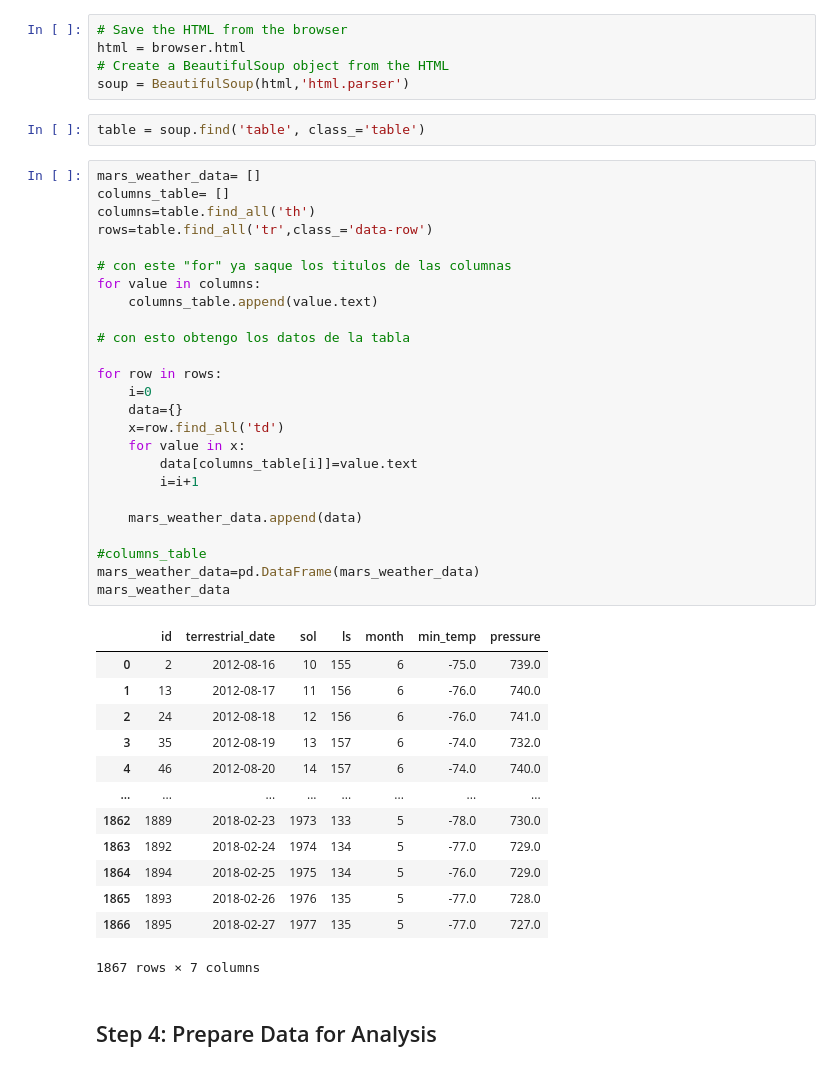
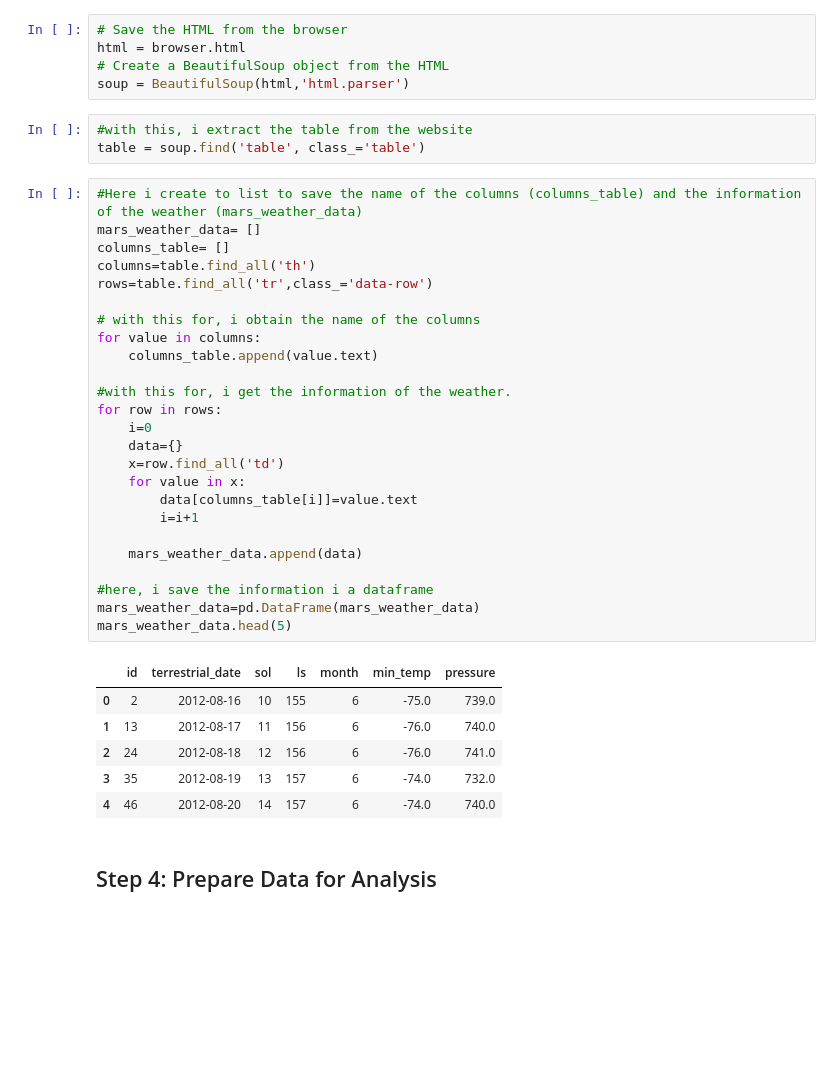
Before and after one commit to SebastianTagle/data_collection_challenge, a Jupyter notebook: part_2_mars_weather.ipynb, the cells around one changed output. Cells and saved outputs as stored; diff of their text form; blank space fills up the shorter version.

```diff
--- a/part_2_mars_weather.ipynb
+++ b/part_2_mars_weather.ipynb
@@ -25,46 +26,40 @@ html = browser.html
 # Create a BeautifulSoup object from the HTML
 soup = BeautifulSoup(html,'html.parser')
 # %%
+#with this, i extract the table from the website
 table = soup.find('table', class_='table')
 # %%
+#Here i create to list to save the name of the columns (columns_table) and the information of the weather (mars_weather_data)
 mars_weather_data= []
 columns_table= []
 columns=table.find_all('th')
 rows=table.find_all('tr',class_='data-row')
 
-# con este "for" ya saque los titulos de las columnas
+# with this for, i obtain the name of the columns
 for value in columns:
     columns_table.append(value.text)
 
-# con esto obtengo los datos de la tabla
-
+#with this for, i get the information of the weather.
 for row in rows:
     i=0
     data={}
     x=row.find_all('td')
     for value in x:
         data[columns_table[i]]=value.text
         i=i+1
 
     mars_weather_data.append(data)
 
-#columns_table
+#here, i save the information i a dataframe
 mars_weather_data=pd.DataFrame(mars_weather_data)
-mars_weather_data
+mars_weather_data.head(5)
 # %% [output]
 |  | id | terrestrial_date | sol | ls | month | min_temp | pressure |
 | 0 | 2 | 2012-08-16 | 10 | 155 | 6 | -75.0 | 739.0 |
 | 1 | 13 | 2012-08-17 | 11 | 156 | 6 | -76.0 | 740.0 |
 | 2 | 24 | 2012-08-18 | 12 | 156 | 6 | -76.0 | 741.0 |
 | 3 | 35 | 2012-08-19 | 13 | 157 | 6 | -74.0 | 732.0 |
 | 4 | 46 | 2012-08-20 | 14 | 157 | 6 | -74.0 | 740.0 |
-| ... | ... | ... | ... | ... | ... | ... | ... |
-| 1862 | 1889 | 2018-02-23 | 1973 | 133 | 5 | -78.0 | 730.0 |
-| 1863 | 1892 | 2018-02-24 | 1974 | 134 | 5 | -77.0 | 729.0 |
-| 1864 | 1894 | 2018-02-25 | 1975 | 134 | 5 | -76.0 | 729.0 |
-| 1865 | 1893 | 2018-02-26 | 1976 | 135 | 5 | -77.0 | 728.0 |
-| 1866 | 1895 | 2018-02-27 | 1977 | 135 | 5 | -77.0 | 727.0 |
-1867 rows × 7 columns
 # %% [markdown]
 ## Step 4: Prepare Data for Analysis
 # %%
```
Also changed, not shown: parts of 21 cells of this notebook.
